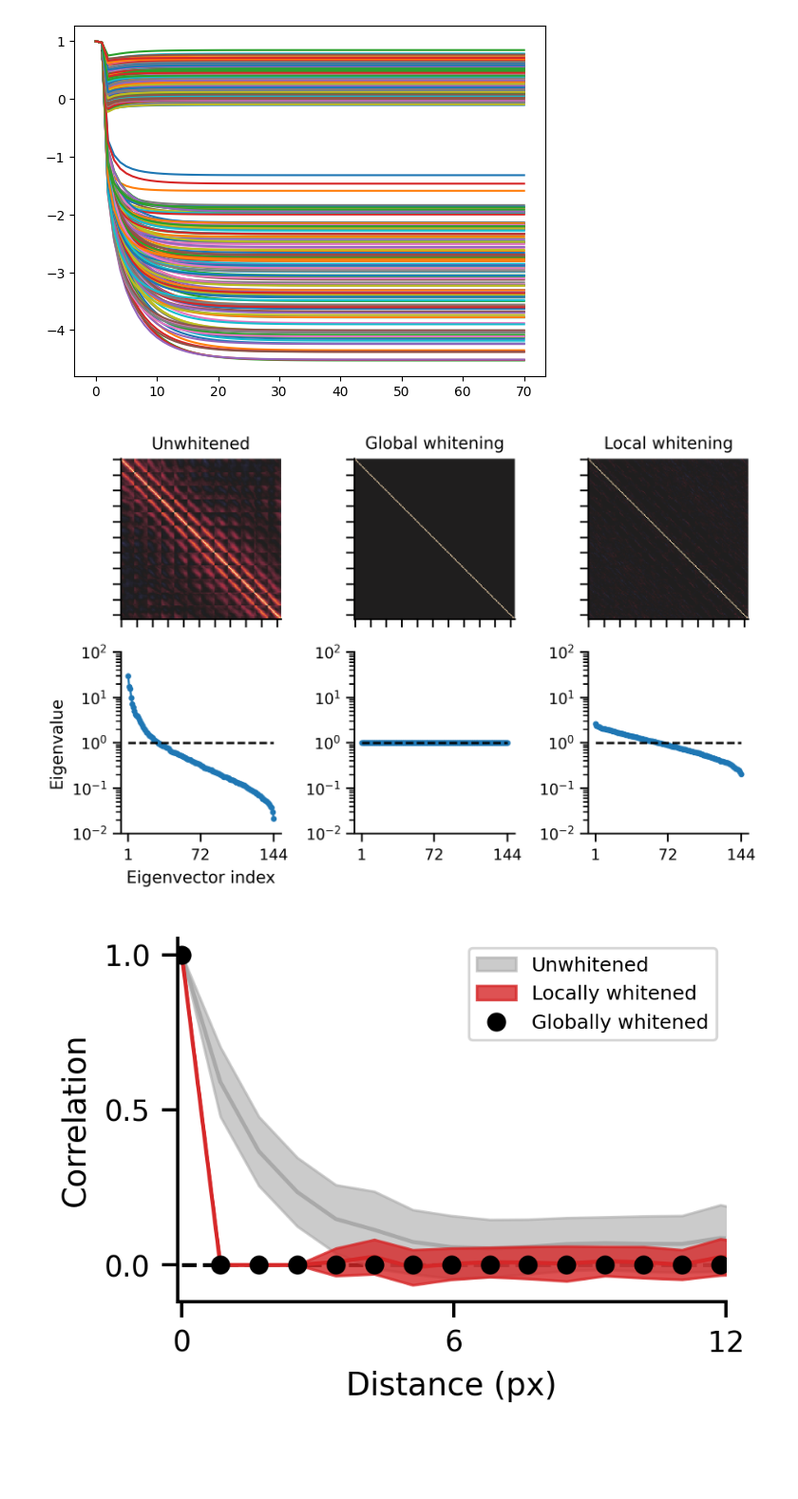
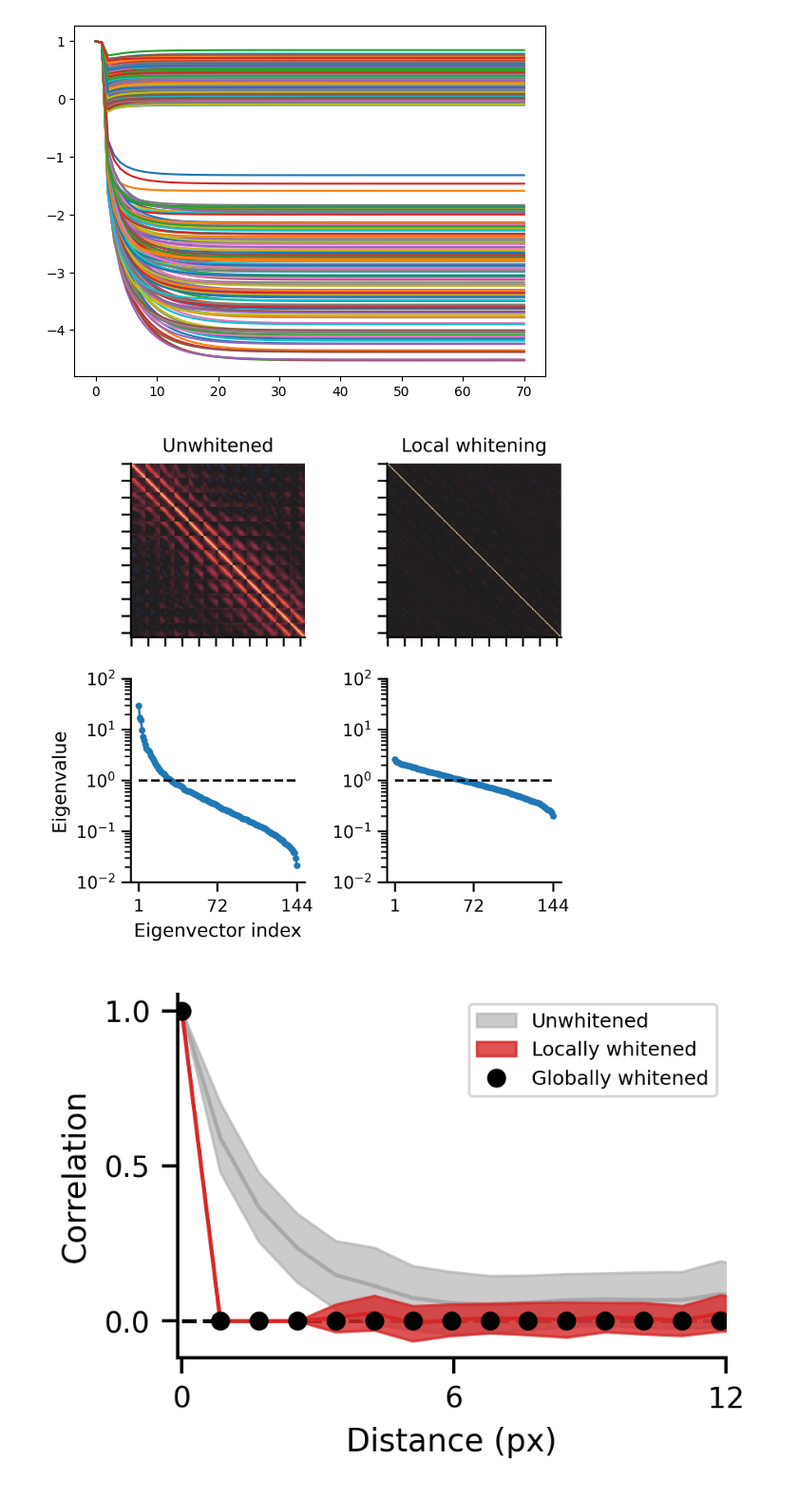
Before and after one commit to lyndond/frame_whitening, a Jupyter notebook: figures/conv2d.ipynb, the cells around one changed output. Shown at 95% size. Cells and saved outputs as stored; diff of their text form; code cells hidden in the pictures; blank space fills up the shorter version.

```diff
--- a/figures/conv2d.ipynb
+++ b/figures/conv2d.ipynb
@@ -187,43 +186,43 @@ def cov2corr(C):
 N = Cxx0.shape[0]
 
 # heatmap(Cxx0, ax[0,0])
 # heatmap(Cww, ax[0,1])
 # heatmap(Cw_local, ax[0,2])
 
 vmax = np.max(np.abs([cov2corr(Cxx0), cov2corr(Cww), cov2corr(Cw_local)]))
 cbar = False
 
 with sns.plotting_context('paper'):
-    fig, ax = plt.subplots(2, 3, figsize=(6, 4), dpi=300, sharex="row")
+    fig, ax = plt.subplots(2, 2, figsize=(4, 4), dpi=600, sharex="row")
     heatmap(cov2corr(Cxx0), ax[0,0], vmax, cbar)
-    heatmap(cov2corr(Cww), ax[0,1], vmax, cbar)
-    heatmap(cov2corr(Cw_local), ax[0,2], vmax, cbar)
+    # heatmap(cov2corr(Cww), ax[0,1], vmax, cbar)
+    heatmap(cov2corr(Cw_local), ax[0,1], vmax, cbar)
 
     ax[1,0].plot(np.arange(1,N+1), spectrum(Cxx0), ".-")
-    ax[1,1].plot(np.arange(1, N+1), spectrum(Cww), ".-")
-    ax[1,2].plot(np.arange(1, N+1), spectrum(Cw_local), ".-")
+    # ax[1,1].plot(np.arange(1, N+1), spectrum(Cww), ".-")
+    ax[1,1].plot(np.arange(1, N+1), spectrum(Cw_local), ".-")
 
     ax[1,0].hlines(1, 1, N, color="k", linestyle="--")
+    # ax[1,1].hlines(1, 1, N, color="k", linestyle="--")
     ax[1,1].hlines(1, 1, N, color="k", linestyle="--")
-    ax[1,2].hlines(1, 1, N, color="k", linestyle="--")
 
     ax[0,0].set(title='Unwhitened', xticklabels=[], yticklabels=[])
-    ax[0,1].set(title='Global whitening', xticklabels=[], yticklabels=[])
-    ax[0,2].set(title='Local whitening', xticklabels=[], yticklabels=[])
+    # ax[0,1].set(title='Global whitening', xticklabels=[], yticklabels=[])
+    ax[0,1].set(title='Local whitening', xticklabels=[], yticklabels=[])
 
     yscale = "log"
     _YMIN, _YMAX = 1E-2, 100
     ax[1, 0].set( yscale=yscale,
         ylabel="Eigenvalue", xlabel="Eigenvector index",
         xticks=(1, N//2, N), xticklabels=(1, N//2, N), ylim=(_YMIN, _YMAX))
 
+    # ax[1, 1].set( yscale=yscale, ylim=(_YMIN, _YMAX))
     ax[1, 1].set( yscale=yscale, ylim=(_YMIN, _YMAX))
-    ax[1, 2].set( yscale=yscale, ylim=(_YMIN, _YMAX))
 
     fig.tight_layout()
     sns.despine()
 # %% [output]
-[figure, old version]
+[figure, new version]
 # %%
 _XMAX = np.sqrt(patch_h**2 + patch_w**2)
 bins = np.linspace(0, _XMAX, 21)
```
Also changed, not shown: parts of 4 cells of this notebook, 3 other files.
